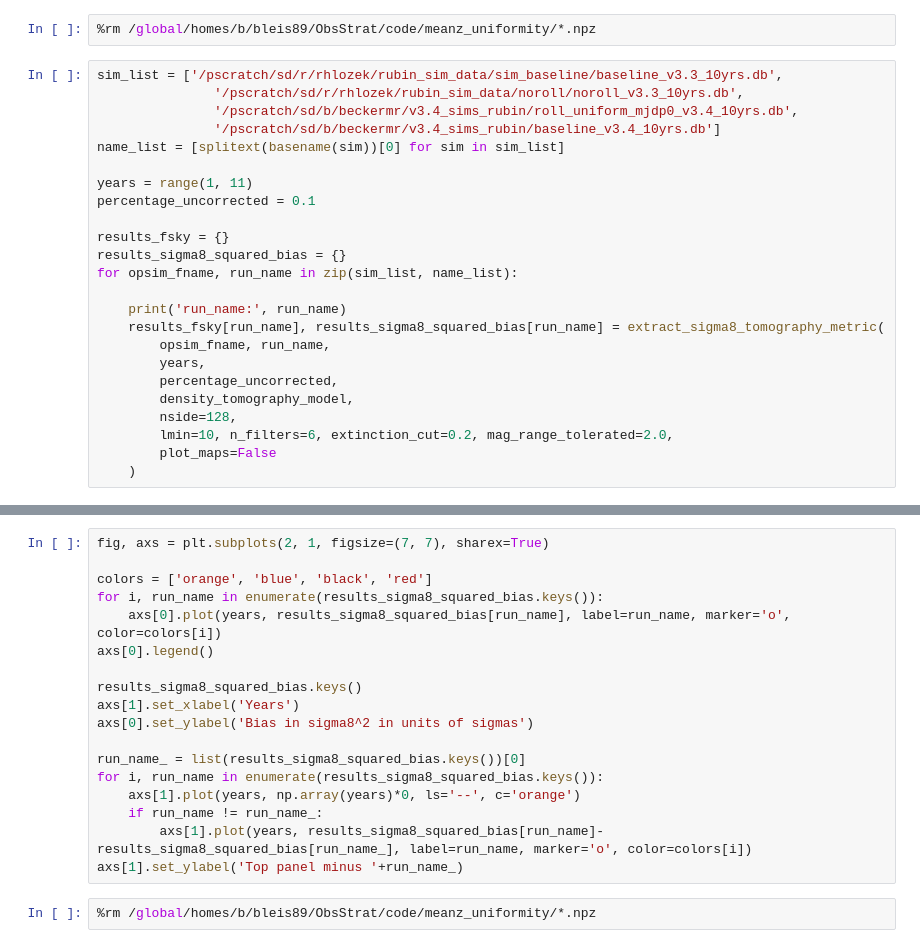
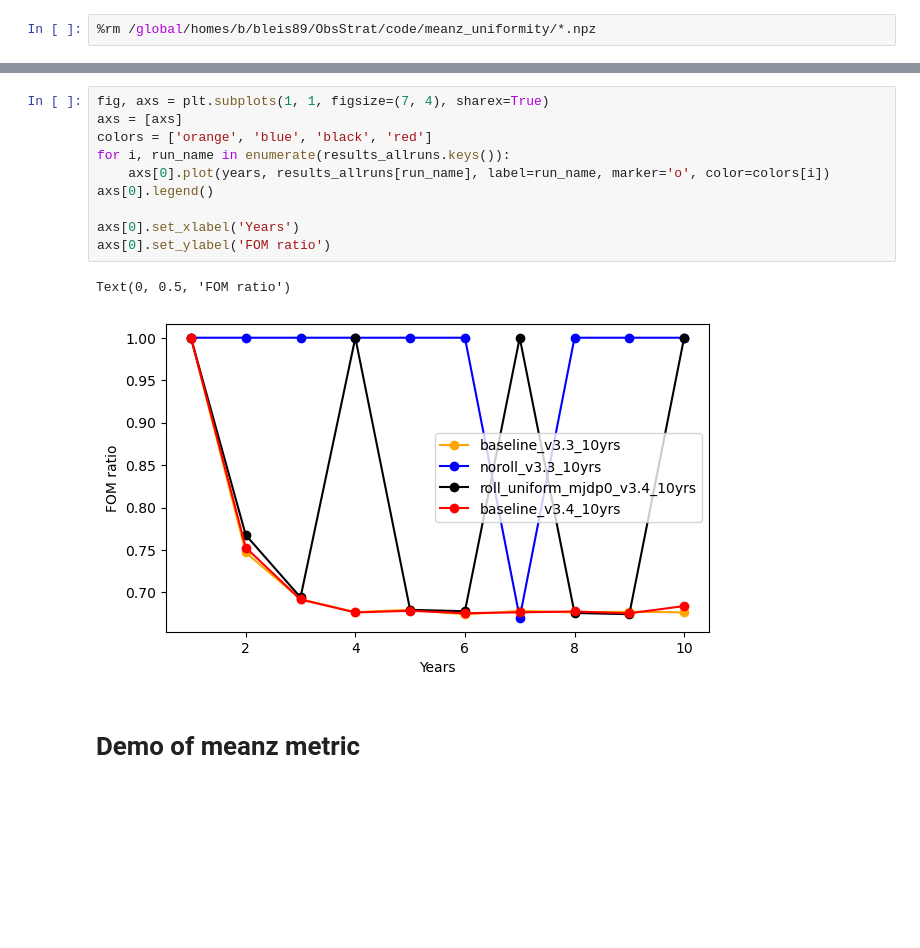
Before and after one commit to ixkael/ObsStrat, a Jupyter notebook: code/meanz_uniformity/sigma8tomography_demo.ipynb, the cells around one changed output, grey strips where cells are left out. Drawn from its saved outputs; the diff is of its cells as text; blank space fills up the shorter version.

```diff
--- a/code/meanz_uniformity/sigma8tomography_demo.ipynb
+++ b/code/meanz_uniformity/sigma8tomography_demo.ipynb
@@ -351,26 +320,2 @@ year 4
 # %%
 %rm /global/homes/b/bleis89/ObsStrat/code/meanz_uniformity/*.npz
-# %%
-sim_list = ['/pscratch/sd/r/rhlozek/rubin_sim_data/sim_baseline/baseline_v3.3_10yrs.db',
-               '/pscratch/sd/r/rhlozek/rubin_sim_data/noroll/noroll_v3.3_10yrs.db',
-               '/pscratch/sd/b/beckermr/v3.4_sims_rubin/roll_uniform_mjdp0_v3.4_10yrs.db',
-               '/pscratch/sd/b/beckermr/v3.4_sims_rubin/baseline_v3.4_10yrs.db']
-name_list = [splitext(basename(sim))[0] for sim in sim_list]
-
-years = range(1, 11)
-percentage_uncorrected = 0.1
-
-results_fsky = {}
-results_sigma8_squared_bias = {}
-for opsim_fname, run_name in zip(sim_list, name_list):
-
-    print('run_name:', run_name)
-    results_fsky[run_name], results_sigma8_squared_bias[run_name] = extract_sigma8_tomography_metric(
-        opsim_fname, run_name,
-        years,
-        percentage_uncorrected,
-        density_tomography_model,
-        nside=128,
-        lmin=10, n_filters=6, extinction_cut=0.2, mag_range_tolerated=2.0,
-        plot_maps=False
-    )
@@ -377,20 +405,15 @@ for opsim_fname, run_name in zip(sim_list, name_list):
 # %%
-fig, axs = plt.subplots(2, 1, figsize=(7, 7), sharex=True)
-
+fig, axs = plt.subplots(1, 1, figsize=(7, 4), sharex=True)
+axs = [axs]
 colors = ['orange', 'blue', 'black', 'red']
-for i, run_name in enumerate(results_sigma8_squared_bias.keys()):
-    axs[0].plot(years, results_sigma8_squared_bias[run_name], label=run_name, marker='o', color=colors[i])
+for i, run_name in enumerate(results_allruns.keys()):
+    axs[0].plot(years, results_allruns[run_name], label=run_name, marker='o', color=colors[i])
 axs[0].legend()
 
-results_sigma8_squared_bias.keys()
-axs[1].set_xlabel('Years')
-axs[0].set_ylabel('Bias in sigma8^2 in units of sigmas')
-
-run_name_ = list(results_sigma8_squared_bias.keys())[0]
-for i, run_name in enumerate(results_sigma8_squared_bias.keys()):
-    axs[1].plot(years, np.array(years)*0, ls='--', c='orange')
-    if run_name != run_name_:
-        axs[1].plot(years, results_sigma8_squared_bias[run_name]-results_sigma8_squared_bias[run_name_], label=run_name, marker='o', color=colors[i])
-axs[1].set_ylabel('Top panel minus '+run_name_)
+axs[0].set_xlabel('Years')
+axs[0].set_ylabel('FOM ratio')
+# %% [output]
+Text(0, 0.5, 'FOM ratio')
+[figure, added]
-# %%
-%rm /global/homes/b/bleis89/ObsStrat/code/meanz_uniformity/*.npz
+# %% [markdown]
+# Demo of meanz metric
```
Also changed, not shown: parts of 21 cells of this notebook.
